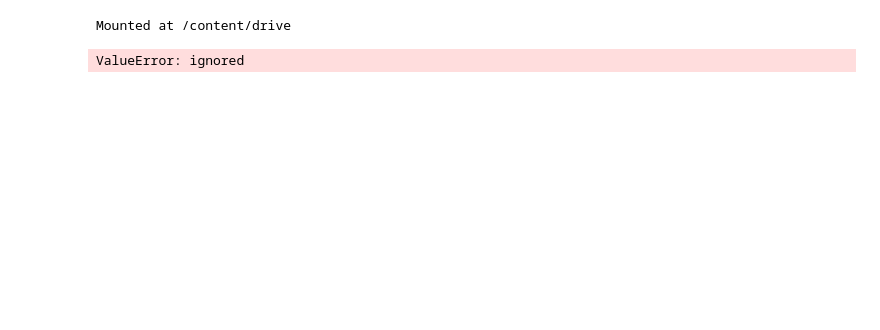
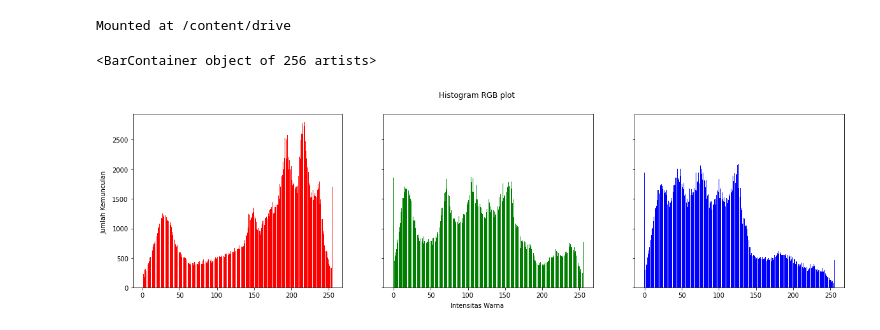
Before and after one commit to hhidayatinc/PCVK_Martikulasi_2022, a Jupyter notebook: Week6.ipynb, the cells around one changed output. Drawn from its saved outputs; the diff is of its cells as text; code cells hidden in the pictures; blank space fills up the shorter version.

```diff
--- a/Week6.ipynb
+++ b/Week6.ipynb
@@ -18,29 +18,31 @@ import glob
 # %%
 img = cv.imread('/content/drive/MyDrive/PCVK_MM/Images/lena.jpg')
 
 height, width, depth = np.shape(img)
 names = np.arange(256)
 
 blue = [0]*256
 green = [0]*256
 red = [0]*256
 
 for y in range(0,height) :
   for x in range(0,width) :
     red[img[y][x][2]] += 1
     green[img[y][x][1]] += 1
     blue[img[y][x][0]] += 1
 
 names = np.arange(256)
 fig, axs = plt.subplots(1, 3, figsize=[20,5], sharex=True, sharey=True)
 fig.suptitle('Histogram RGB plot')
 fig.text(0.09, 0.5, 'Jumlah Kemunculan', va='center', rotation='vertical')
 fig.text(0.5, 0.04, 'Intensitas Warna', ha='center')
 axs[0].bar(names, red, color='red')
 axs[1].bar(names, green, color='green')
 axs[2].bar(names, blue, color='blue')
+axs[2].bar(names, blue, color='blue')
 # %% [output]
-ValueError: ignored
+<BarContainer object of 256 artists>
+[figure, added]
 # %%
 img = cv.imread('/content/drive/MyDrive/PCVK_MM/Images/lena.jpg')
 colors = ("b","g","r")
```
Also changed, not shown: parts of 1 cell of this notebook.
